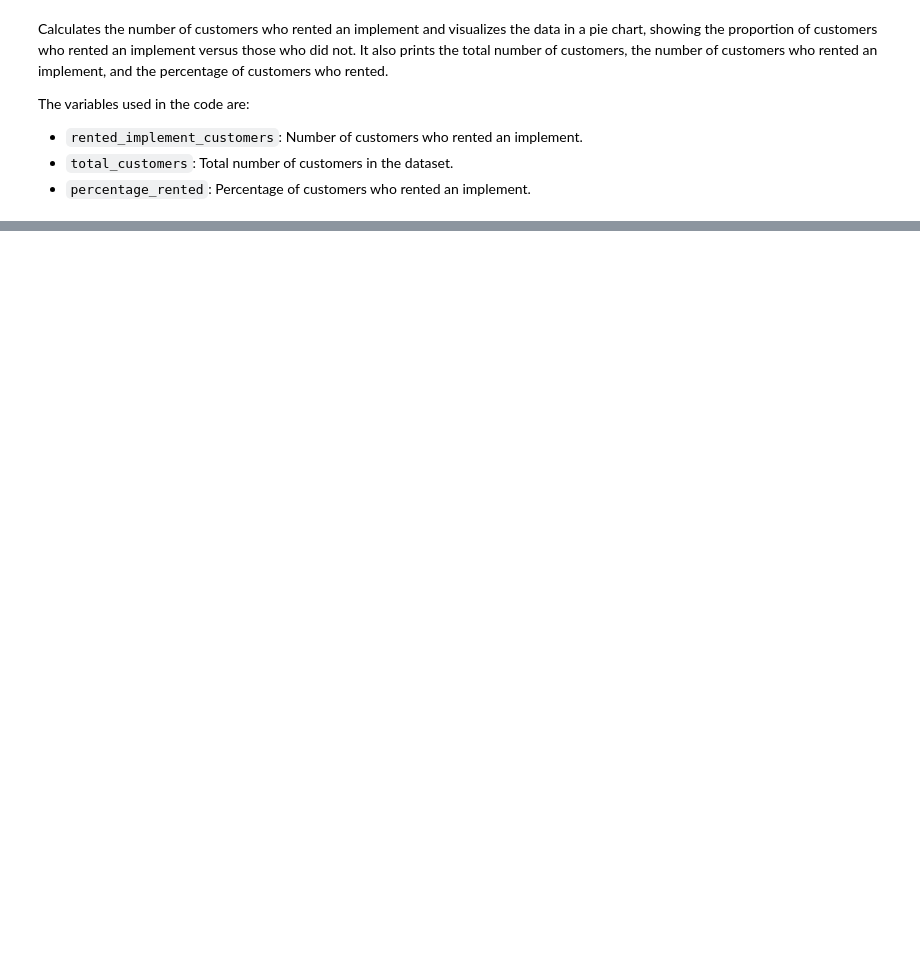
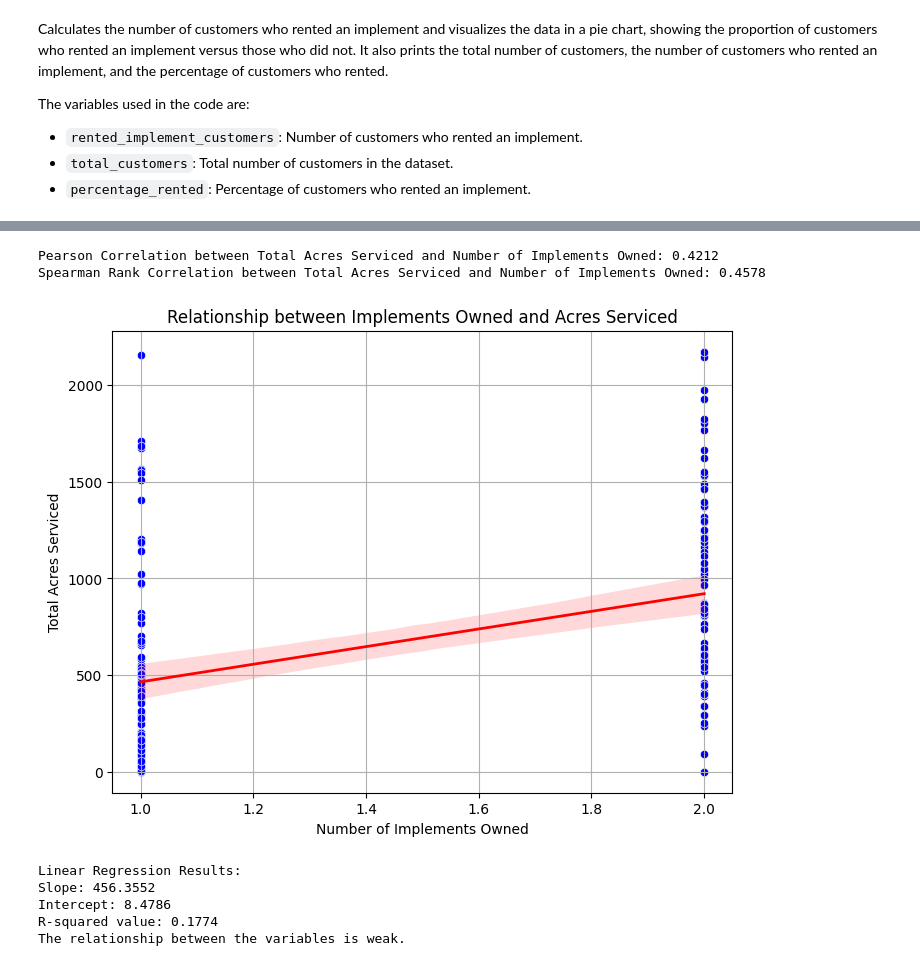
Before and after one commit to Kenethoriga/Hub-Rental-Services-Analysis, a Jupyter notebook: Hub_Rental_Services_Analysis_.ipynb, the cells around one changed output, grey strips where cells are left out. Drawn from its saved outputs; the diff is of its cells as text; code cells hidden in the pictures; blank space fills up the shorter version.

```diff
--- a/Hub_Rental_Services_Analysis_.ipynb
+++ b/Hub_Rental_Services_Analysis_.ipynb
@@ -334,0 +581,76 @@ Correlation between Total Acres Serviced and Number of Implements Owned: 0.36906
+# %%
+import pandas as pd
+import matplotlib.pyplot as plt
+from scipy import stats
+import seaborn as sns
+from sklearn.linear_model import LinearRegression
+import numpy as np
+
+# Calculate Pearson correlation coefficient
+correlation_pearson = df['Total Acres Serviced'].corr(df['No. of implements owned'])
+print(f"Pearson Correlation between Total Acres Serviced and Number of Implements Owned: {correlation_pearson:.4f}")
+
+# Calculate Spearman rank correlation
+correlation_spearman = df['Total Acres Serviced'].corr(df['No. of implements owned'], method='spearman')
+print(f"Spearman Rank Correlation between Total Acres Serviced and Number of Implements Owned: {correlation_spearman:.4f}")
+
+# Scatter plot to visualize the relationship
+plt.figure(figsize=(8, 6))
+sns.scatterplot(x='No. of implements owned', y='Total Acres Serviced', data=df, color='blue')
+
+# Add a linear regression line for better understanding of the relationship
+sns.regplot(x='No. of implements owned', y='Total Acres Serviced', data=df, scatter=False, color='red', line_kws={"color": "red", "lw": 2})
+
+plt.xlabel('Number of Implements Owned')
+plt.ylabel('Total Acres Serviced')
+plt.title('Relationship between Implements Owned and Acres Serviced')
+plt.grid(True)
+plt.show()
+
+# Linear Regression Model
+X = df[['No. of implements owned']].dropna()  # Independent variable
+y = df['Total Acres Serviced'].dropna()  # Dependent variable
+
+# Drop rows where either X or y has NaN values
+df_cleaned = pd.concat([X, y], axis=1).dropna()
+
+# Get the cleaned X and y
+X_cleaned = df_cleaned[['No. of implements owned']]
+y_cleaned = df_cleaned['Total Acres Serviced']
+
+# Perform linear regression
+regressor = LinearRegression()
+regressor.fit(X_cleaned, y_cleaned)
+
+# Get the regression coefficients
+slope = regressor.coef_[0]
+intercept = regressor.intercept_
+
+# Print the regression results
+print(f"\nLinear Regression Results:")
+print(f"Slope: {slope:.4f}")
+print(f"Intercept: {intercept:.4f}")
+
+# Predict the values using the linear regression model
+y_pred = regressor.predict(X_cleaned)
+
+# Calculate R-squared value (coefficient of determination)
+r_squared = regressor.score(X_cleaned, y_cleaned)
+print(f"R-squared value: {r_squared:.4f}")
+
+# Interpretation of R-squared
+if r_squared < 0.2:
+    print("The relationship between the variables is weak.")
+elif r_squared < 0.5:
+    print("The relationship between the variables is moderate.")
+else:
+    print("The relationship between the variables is strong.")
+# %% [output]
+Pearson Correlation between Total Acres Serviced and Number of Implements Owned: 0.4212
+Spearman Rank Correlation between Total Acres Serviced and Number of Implements Owned: 0.4578
+[figure, added]
+Linear Regression Results:
+Slope: 456.3552
+Intercept: 8.4786
+R-squared value: 0.1774
+The relationship between the variables is weak.
```
Also changed, not shown: parts of 31 cells of this notebook.
